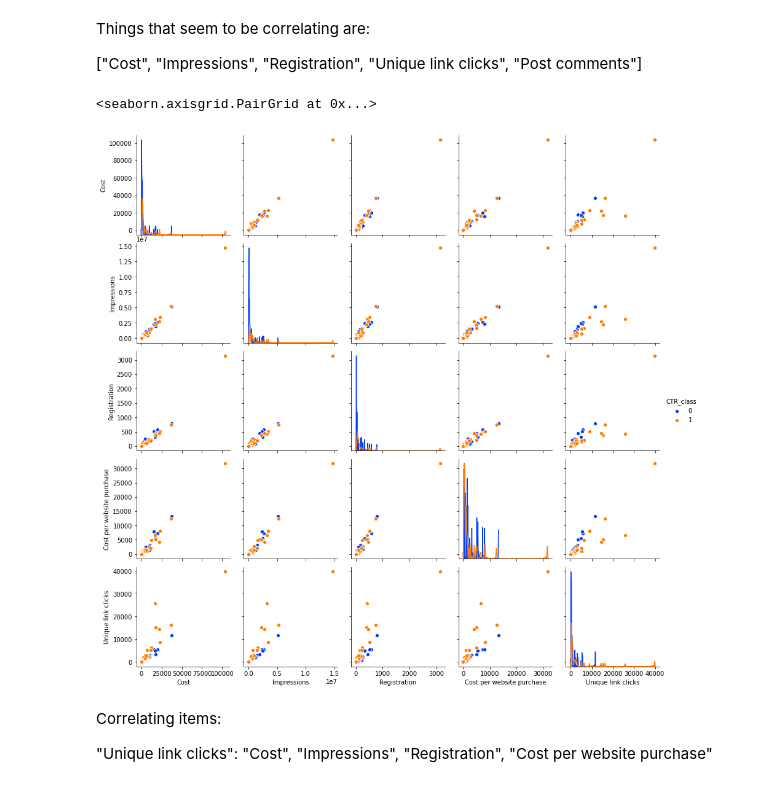
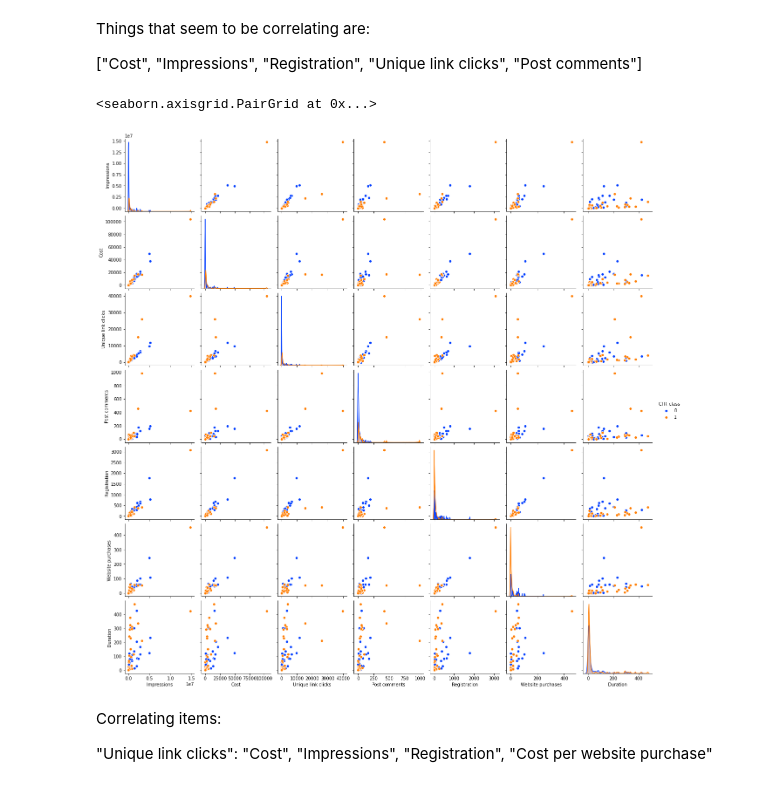
Before and after one commit to Lucas-LDN/Data_Curious_, a Jupyter notebook: First Project/Second analysis | New Data.ipynb, the cells around one changed output. Drawn from its saved outputs; the diff is of its cells as text; code cells hidden in the pictures.

```diff
--- a/First Project/Second analysis | New Data.ipynb
+++ b/First Project/Second analysis | New Data.ipynb
@@ -193,3 +121,0 @@ pandas.core.frame.DataFrame
-# %%
-data["Cost"] = data.Cost.replace("1,009.84", "1009.84")
-data
@@ -215,2 +121,0 @@ data
-# %%
-data["Cost"] = pd.to_numeric(data.Cost)
@@ -378,8 +207,0 @@ data_ad[(data_ad["Unique link clicks"] < 1) &
-# %%
-#For Loop:
-for row in data_ad:
-    if data_ad["Unique link clicks"][row] >= 1:
-        data_ad["CR"]= data_ad.Registration / data_ad["Unique link clicks"]
-    else:
-        data_ad["Unique link clicks"] = 0
-#    data_ad["CR"] = calculate_CR(data_ad[row])
@@ -398,8 +207,0 @@ data_ad["Unique link clicks"][1]
-# %%
-for row in data_ad:
-    if data_ad["Unique link clicks"][row] == 0.0:
-        data_ad["CR"] = 0.0
-    else:
-        data_ad["CR"] = data_ad.Registration / data_ad["Unique link clicks"]
-
-data_ad
@@ -913,18 +575,18 @@ Things that seem to be correlating are:
 ["Cost", "Impressions", "Registration", "Unique link clicks", "Post comments"]
 # %%
 sns.pairplot(data_ad,
-             x_vars = ["Cost", "Impressions",
-                       "Registration", "Cost per website purchase",
-                       "Unique link clicks"],
-             y_vars = ["Cost", "Impressions",
-                       "Registration", "Cost per website purchase",
-                       "Unique link clicks"],
+             x_vars = ["Impressions", "Cost", "Unique link clicks",
+                       "Post comments", "Registration",
+                       "Website purchases", "Duration"],
+             y_vars = ["Impressions", "Cost", "Unique link clicks",
+                       "Post comments", "Registration",
+                       "Website purchases", "Duration"],
              kind = "scatter",
              hue = "CTR_class",
              palette = "bright")
 # %% [output]
 <seaborn.axisgrid.PairGrid at 0x...>
-[figure, old version]
+[figure, new version]
 # %% [markdown]
 Correlating items:
 
```
Also changed, not shown: parts of 73 cells of this notebook.
